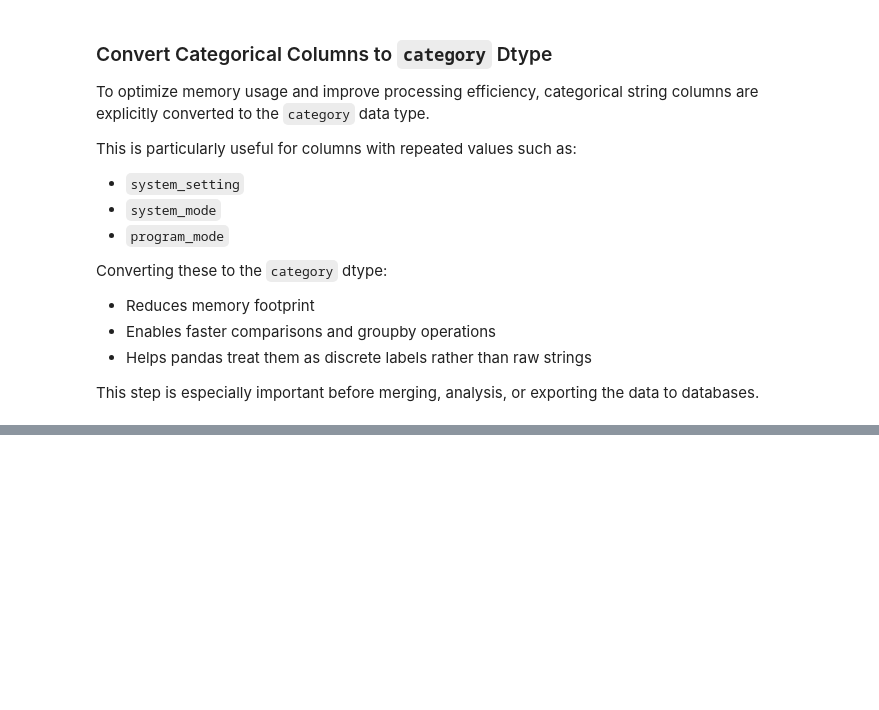
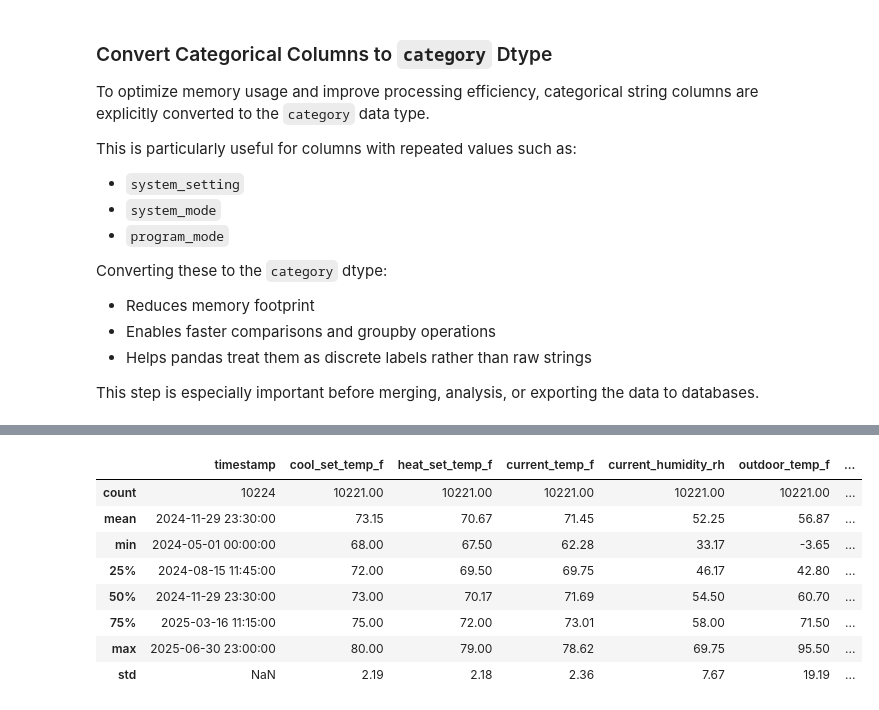
Before and after one commit to sarayum/thermostat_energy_analysis, a Jupyter notebook: notebooks/clean_thermostat_data_final.ipynb, the cells around one changed output, grey strips where cells are left out. Saved outputs shown, nothing was run; the diff lists cells and outputs as text; code cells hidden in the pictures; blank space fills up the shorter version.

```diff
--- a/notebooks/clean_thermostat_data_final.ipynb
+++ b/notebooks/clean_thermostat_data_final.ipynb
@@ -571,0 +667,14 @@ for col in thermostat_categorical_cols:
+# %%
+# Define a function to categorize fan runtime
+def categorize_fan_runtime(seconds):
+    if seconds == 0:
+        return 'No Runtime'
+    elif seconds <= 180:
+        return 'Low'
+    elif seconds <= 300:
+        return 'Medium'
+    else:
+        return 'High'
+
+# Apply it to 5-min level data
+thermostat_df_cleaned['fan_runtime_category'] = thermostat_df_cleaned['fan_sec'].apply(categorize_fan_runtime)
@@ -571,0 +739,7 @@ for col in thermostat_categorical_cols:
+# %%
+# 1. Simple Aggregation
+
+thermostat_df_hourly_simple= (
+    thermostat_df_cleaned.resample('h').mean(numeric_only=True). round(2).reset_index()
+)
+thermostat_df_hourly_simple.head()
@@ -571,0 +753,12 @@ for col in thermostat_categorical_cols:
+# %%
+thermostat_df_hourly_simple.describe().round(2)
+# %% [output]
+|  | timestamp | cool_set_temp_f | heat_set_temp_f | current_temp_f | current_humidity_rh | outdoor_temp_f | ... |
+| count | 10224 | 10221.00 | 10221.00 | 10221.00 | 10221.00 | 10221.00 | ... |
+| mean | 2024-11-29 23:30:00 | 73.15 | 70.67 | 71.45 | 52.25 | 56.87 | ... |
+| min | 2024-05-01 00:00:00 | 68.00 | 67.50 | 62.28 | 33.17 | -3.65 | ... |
+| 25% | 2024-08-15 11:45:00 | 72.00 | 69.50 | 69.75 | 46.17 | 42.80 | ... |
+| 50% | 2024-11-29 23:30:00 | 73.00 | 70.17 | 71.69 | 54.50 | 60.70 | ... |
+| 75% | 2025-03-16 11:15:00 | 75.00 | 72.00 | 73.01 | 58.00 | 71.50 | ... |
+| max | 2025-06-30 23:00:00 | 80.00 | 79.00 | 78.62 | 69.75 | 95.50 | ... |
+| std | NaN | 2.19 | 2.18 | 2.36 | 7.67 | 19.19 | ... |
```
Also changed, not shown: parts of 31 cells of this notebook.
